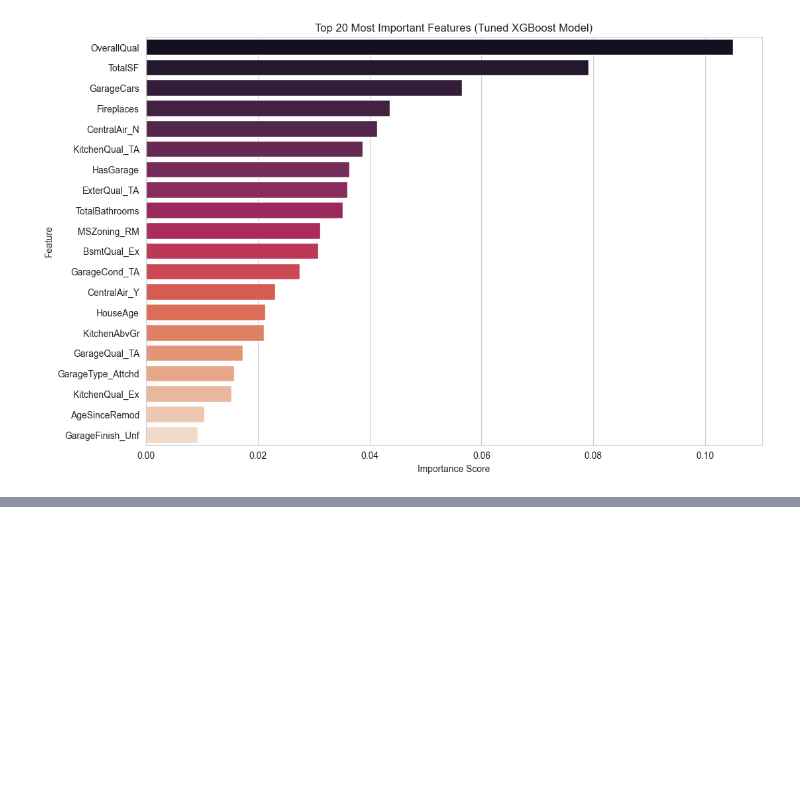
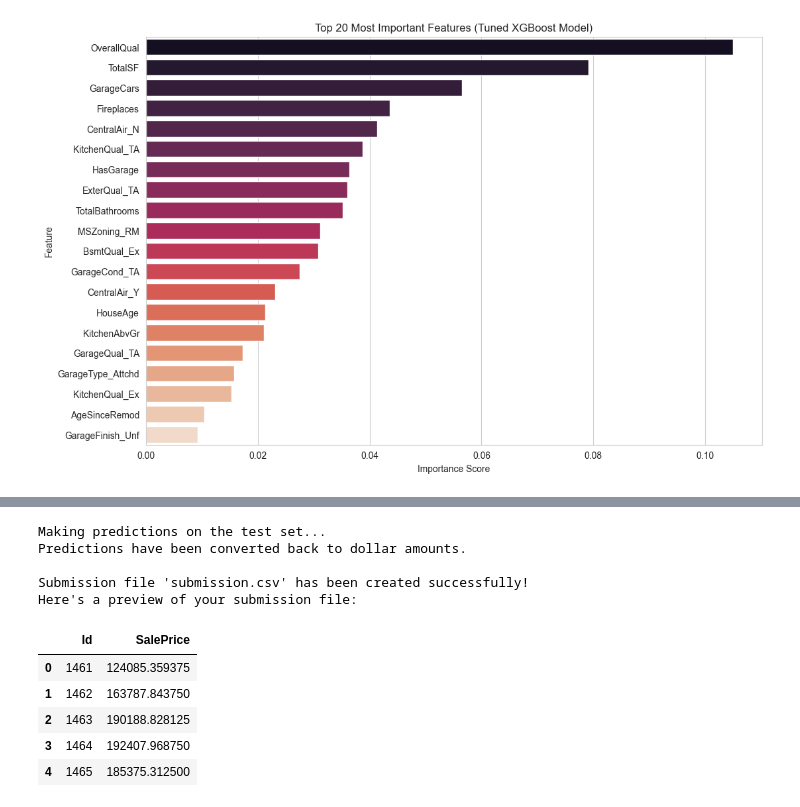
Before and after one commit to amazingpaddy/ml-odyssey, a Jupyter notebook: machine-learning-portfolio/house-sales-price-prediction/house-sales-price-prediction.ipynb, the cells around one changed output, grey strips where cells are left out. Drawn from its saved outputs; the diff is of its cells as text; code cells hidden in the pictures; blank space fills up the shorter version.

Commit message:
Added code details for kaagle submissions

```diff
--- a/machine-learning-portfolio/house-sales-price-prediction/house-sales-price-prediction.ipynb
+++ b/machine-learning-portfolio/house-sales-price-prediction/house-sales-price-prediction.ipynb
@@ -722,0 +814,11 @@ plt.show()
+# %%
+# Only check columns that exist in both DataFrames
+common_num_cols = [col for col in train_df_orig.select_dtypes(include=['number']).columns if col in test_df.columns]
+
+cols_with_nulls_in_test = []
+for col in common_num_cols:
+    if train_df_orig[col].isnull().sum() == 0 and test_df[col].isnull().sum() > 0:
+        cols_with_nulls_in_test.append(col)
+
+print("Numerical columns with no nulls in train_df but nulls in test_df:")
+print(cols_with_nulls_in_test)
@@ -722,0 +828,12 @@ plt.show()
+# %%
+# List of categorical columns in train_df
+cat_cols = train_df_orig.select_dtypes(include=['object', 'string']).columns
+
+# Columns where train_df has no nulls but test_df does
+cols_with_nulls_in_test_cat = []
+for col in cat_cols:
+    if train_df_orig[col].isnull().sum() == 0 and test_df[col].isnull().sum() > 0:
+        cols_with_nulls_in_test_cat.append(col)
+
+print("Categorical columns with no nulls in train_df but nulls in test_df:")
+print(cols_with_nulls_in_test_cat)
@@ -723,3 +937,32 @@ plt.show()
+# %%
+print("Making predictions on the test set...")
+log_predictions = best_xgb_model.predict(test_df_final)
+# Convert the log-transformed predictions back to their original dollar scale.
+final_predictions = np.expm1(log_predictions)
+print("Predictions have been converted back to dollar amounts.")
+
+submission_df = pd.DataFrame({
+    'Id': test_ids,
+    'SalePrice': final_predictions
+})
+
+submission_df.to_csv('submission.csv', index=False)
+
+print("\nSubmission file 'submission.csv' has been created successfully!")
+print("Here's a preview of your submission file:")
+submission_df.head()
+# %% [output]
+Making predictions on the test set...
+Predictions have been converted back to dollar amounts.
+
+Submission file 'submission.csv' has been created successfully!
+Here's a preview of your submission file:
+|  | Id | SalePrice |
+| 0 | 1461 | 124085.359375 |
+| 1 | 1462 | 163787.843750 |
+| 2 | 1463 | 190188.828125 |
+| 3 | 1464 | 192407.968750 |
+| 4 | 1465 | 185375.312500 |
 # %% [markdown]
 ### Final Model and Project Conclusion
 
```
Also changed, not shown: parts of 14 cells of this notebook, 1 other file.
